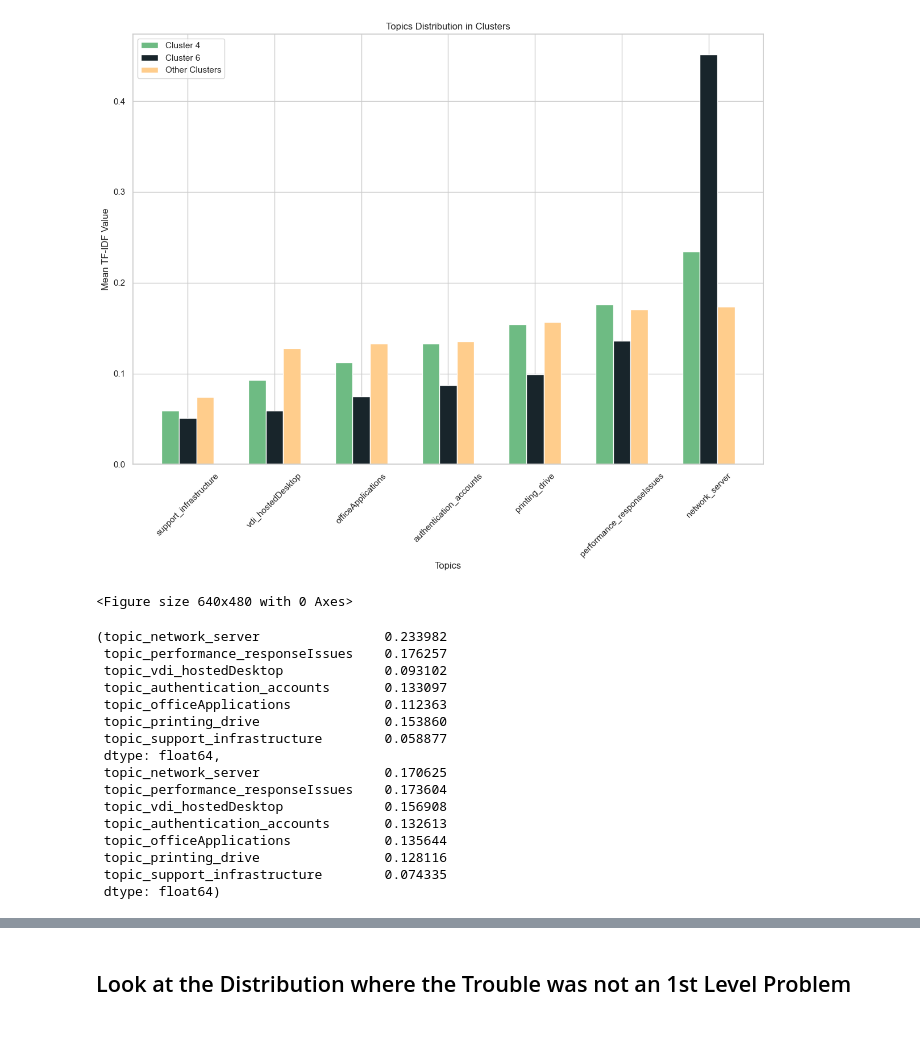
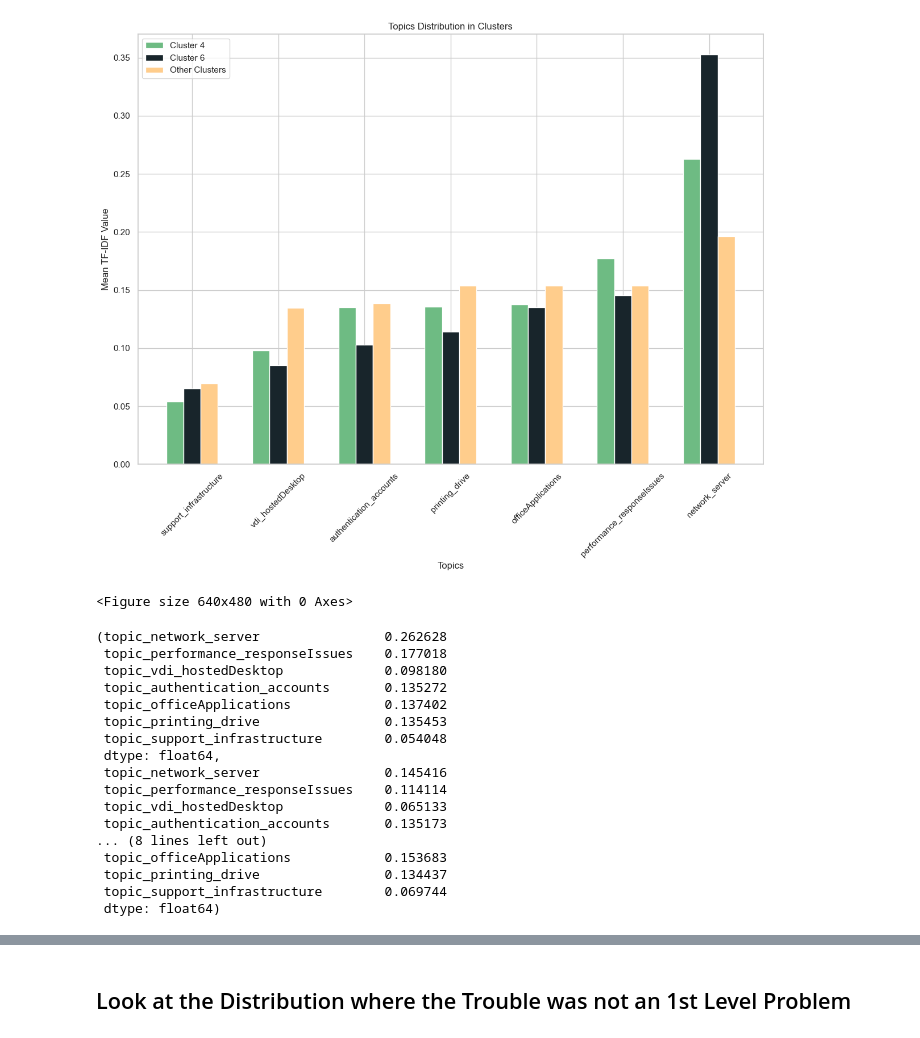
Before and after one commit to Larsibaer/Thesis, a Jupyter notebook: code_analysis.ipynb, the cells around one changed output, grey strips where cells are left out. Cells and saved outputs as stored; diff of their text form; code cells hidden in the pictures.

```diff
--- a/code_analysis.ipynb
+++ b/code_analysis.ipynb
@@ -62,6 +62,3 @@ missing_data = data.isnull().sum()
 
 # Display the columns with missing data and their count of missing values
 missing_data[missing_data > 0]
-
-# Filter out all data where prop_group_Service.Desk.1st.Level = 100
-data = data[data['prop_group_Service.Desk.1st.Level'] != 100]
@@ -134,51 +136,52 @@ fig, ax = plt.subplots(figsize=(12, 10))
 bar_width = 0.2
 
 # Set positions for bars
 positions_4 = range(len(cluster_4_issues_summary))
 positions_6 = [p + bar_width for p in positions_4]
 positions_other = [p + bar_width * 2 for p in positions_4]
 
 # Plotting bars
 ax.bar(positions_4, cluster_4_issues_summary.sort_values(), color=color_main, width=bar_width, label='Cluster 4')
 ax.bar(positions_6, cluster_6_issues_summary.sort_values(), color=color_second, width=bar_width, label='Cluster 6')
 ax.bar(positions_other, other_clusters_issues_summary.sort_values(), color=color_CS, width=bar_width, label='Other Clusters')
 
 # Set x-axis ticks and labels
 ax.set_xticks([p + bar_width for p in positions_4])
 ax.set_xticklabels([col.replace('topic_', '') for col in cluster_4_issues_summary.sort_values().index], rotation=45)
 # Titles and labels
 plt.title('Topics Distribution in Clusters')
 plt.xlabel('Topics')
 plt.ylabel('Mean TF-IDF Value')
 plt.legend()
 
 # Adjust layout and display
 plt.tight_layout()
 plt.show()
 
 # Adjust layout and show the plots
 plt.tight_layout(pad=3.0)
 plt.show()
 
-(cluster_4_issues_summary, other_clusters_issues_summary)
+(cluster_4_issues_summary, cluster_6_issues_summary, other_clusters_issues_summary)
 # %% [output]
-[figure, old version]
+[figure, new version]
 <Figure size 640x480 with 0 Axes>
-(topic_network_server                0.233982
- topic_performance_responseIssues    0.176257
- topic_vdi_hostedDesktop             0.093102
- topic_authentication_accounts       0.133097
- topic_officeApplications            0.112363
- topic_printing_drive                0.153860
- topic_support_infrastructure        0.058877
+(topic_network_server                0.262628
+ topic_performance_responseIssues    0.177018
+ topic_vdi_hostedDesktop             0.098180
+ topic_authentication_accounts       0.135272
+ topic_officeApplications            0.137402
+ topic_printing_drive                0.135453
+ topic_support_infrastructure        0.054048
  dtype: float64,
- topic_network_server                0.170625
- topic_performance_responseIssues    0.173604
- topic_vdi_hostedDesktop             0.156908
- topic_authentication_accounts       0.132613
- topic_officeApplications            0.135644
- topic_printing_drive                0.128116
- topic_support_infrastructure        0.074335
+ topic_network_server                0.145416
+ topic_performance_responseIssues    0.114114
+ topic_vdi_hostedDesktop             0.065133
+ topic_authentication_accounts       0.135173
+... (8 lines left out)
+ topic_officeApplications            0.153683
+ topic_printing_drive                0.134437
+ topic_support_infrastructure        0.069744
  dtype: float64)
 # %%
 import pandas as pd
```
Also changed, not shown: parts of 12 cells of this notebook, 16 other files.
